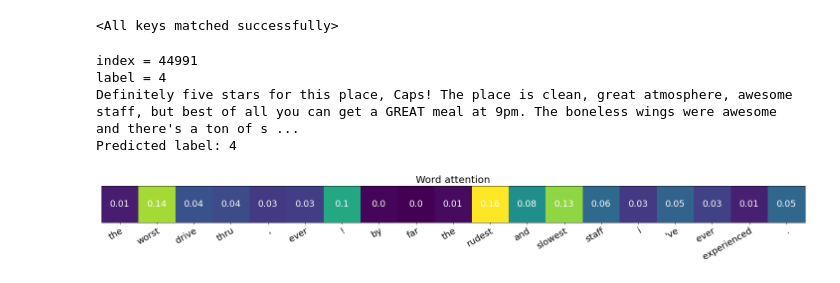
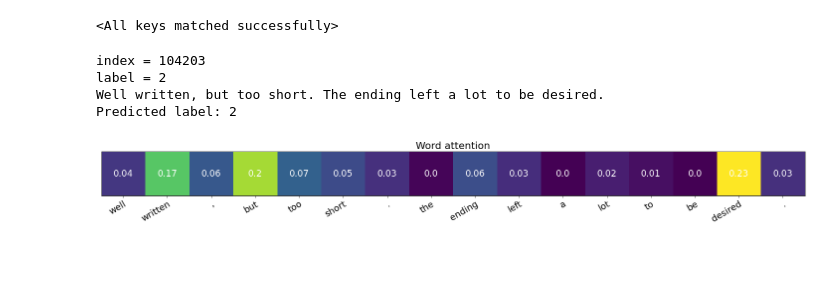
Before and after one commit to sinecode/han, a Jupyter notebook: wan_visualization.ipynb, the cells around one changed output. Saved outputs shown, nothing was run; the diff lists cells and outputs as text; code cells hidden in the pictures; blank space fills up the shorter version.

Commit message:
Add han_visualization notebook

```diff
--- a/wan_visualization.ipynb
+++ b/wan_visualization.ipynb
@@ -16,6 +83,6 @@ matplotlib.rcParams["figure.figsize"] = [20, 20]
 # %%
-df = pd.read_csv("data/yelp_test.csv").fillna("")
-wv = KeyedVectors.load("embedding/yelp.wv")
+df = pd.read_csv("data/amazon_test.csv").fillna("")
+wv = KeyedVectors.load("embedding/amazon.wv")
 model = Wan(
     embedding_matrix=wv.vectors,
     word_hidden_size=WORD_HIDDEN_SIZE,
@@ -23,13 +90,13 @@ model = Wan(
     batch_size=1,
 )
 model.load_state_dict(
-    torch.load("models/yelp-wan-20200422-152139.pth", map_location=torch.device("cpu"))
+    torch.load("models/amazon-wan-20200424-005202.pth", map_location=torch.device("cpu"))
 )
 # %% [output]
 <All keys matched successfully>
 # %%
 index = (
-    df[(df["label"] == 4) & (df["text"].str.len() < 100)].sample(1).index.tolist()[0]
+    df[(df["label"] == 2) & (df["text"].str.len() < 200)].sample(1).index.tolist()[0]
 )
 print(f"{index = }")
 label, doc = df.loc[index]
@@ -40,38 +107,38 @@ features = [word_to_index(doc, wv.vocab) for doc in tokens]
 prediction = model(torch.LongTensor(features).unsqueeze(0)).argmax(1).item()
 print(f"Predicted label: {prediction}")
 # %% [output]
-index = 44991
-label = 4
-Definitely five stars for this place, Caps! The place is clean, great atmosphere, awesome staff, but best of all you can get a GREAT meal at 9pm. The boneless wings were awesome and there's a ton of s ...
-Predicted label: 4
+index = 104203
+label = 2
+Well written, but too short. The ending left a lot to be desired.
+Predicted label: 2
 # %%
 # Visualization of the attetion in the WAN
 
 fig, ax = plt.subplots()
 im = ax.imshow([model.word_attention.last_weights])
 ax.set_xticks(range(len(tokens)))
-ax.set_xticklabels(tokens, fontsize=18)
+ax.set_xticklabels((wv.index2word[f] for f in features), fontsize=18)
 ax.set_title("Word attention", fontsize=20)
 
 # Rotate the tick labels and set their alignment.
 plt.setp(ax.get_xticklabels(), rotation=30, ha="right", rotation_mode="anchor")
 
 # Add attention weight in each rectangle
 for i in range(len(tokens)):
     ax.text(
         i,
         0,
         round(model.word_attention.last_weights[i], 2),
         fontsize=18,
         ha="center",
         va="center",
         color="w",
     )
 
 # Remove y ticks
 ax.yaxis.set_major_locator(plt.NullLocator())
 
 fig.tight_layout()
 #fig.savefig("visual_attn.pdf")
 # %% [output]
-[figure, old version]
+[figure, new version]
```
Also changed, not shown: parts of 2 cells of this notebook, 3 other files.
